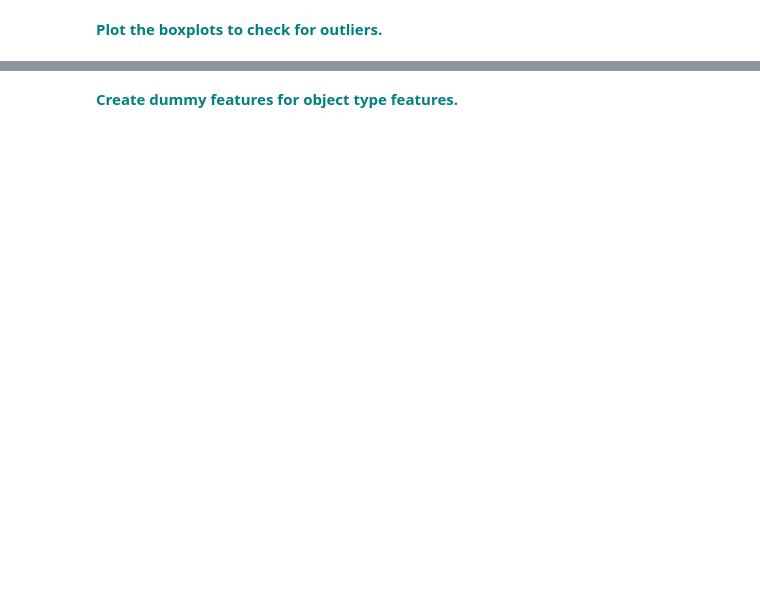
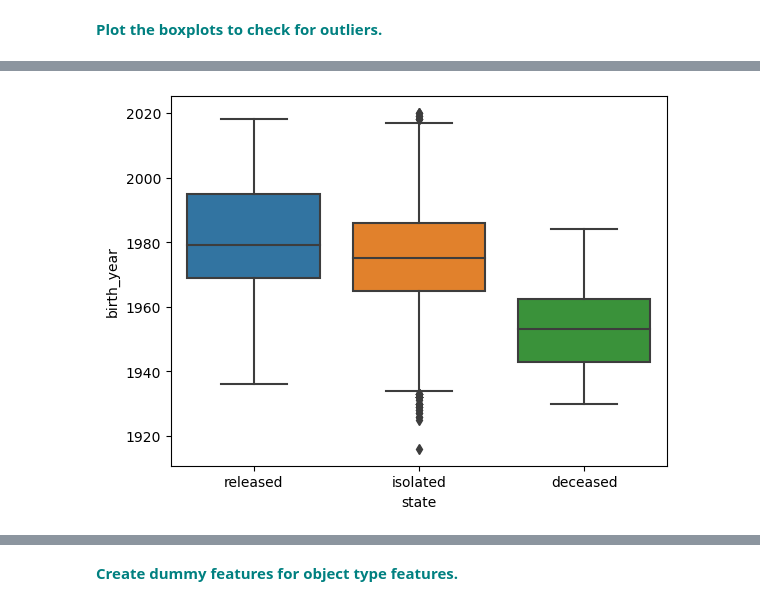
Before and after one commit to nhongphuc/Springboard, a Jupyter notebook: RandomForest Covid Case Study_06302020/RandomForest_casestudy_covid19.ipynb, the cells around one changed output, grey strips where cells are left out. Saved outputs shown, nothing was run; the diff lists cells and outputs as text; code cells hidden in the pictures; blank space fills up the shorter version.

```diff
--- a/RandomForest Covid Case Study_06302020/RandomForest_casestudy_covid19.ipynb
+++ b/RandomForest Covid Case Study_06302020/RandomForest_casestudy_covid19.ipynb
@@ -312,0 +335,7 @@ vn
+# %%
+_ = sns.boxplot(x='state', y ='birth_year', data=df)
+_ = plt.xlabel('state')
+_ = plt.ylabel('birth_year')
+plt.show()
+# %% [output]
+[figure, added]
```
Also changed, not shown: parts of 15 cells of this notebook.
